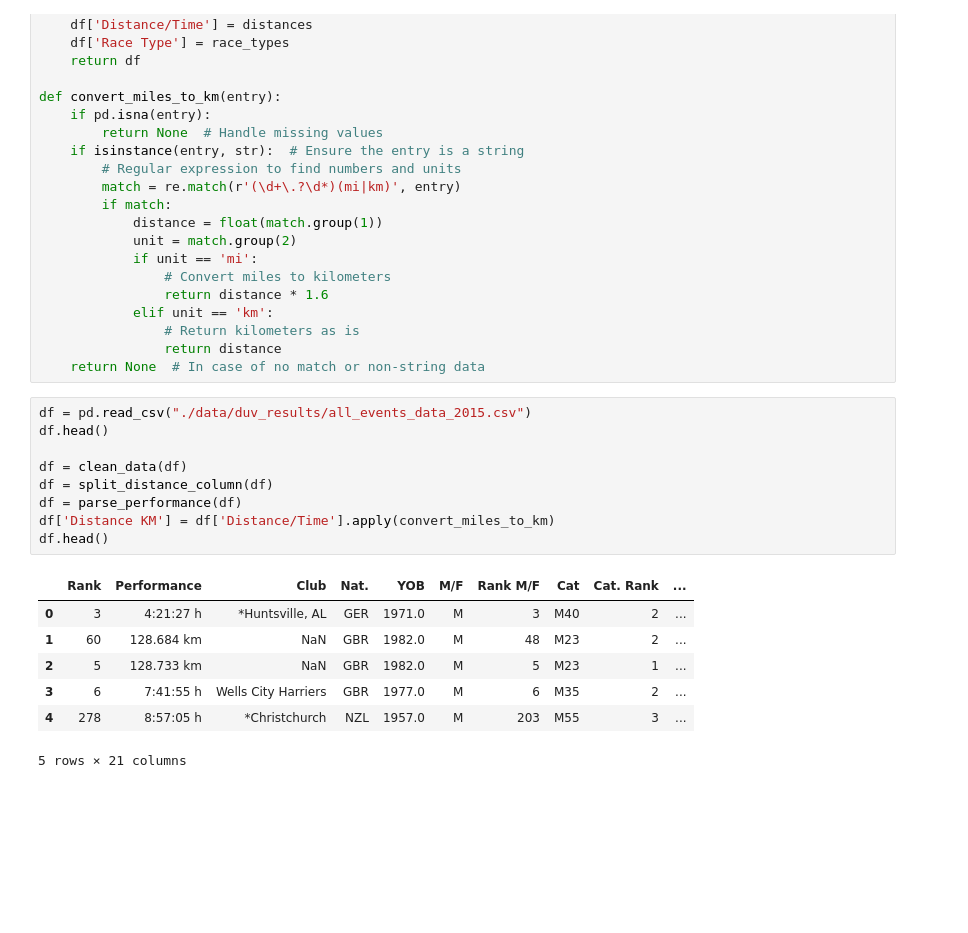
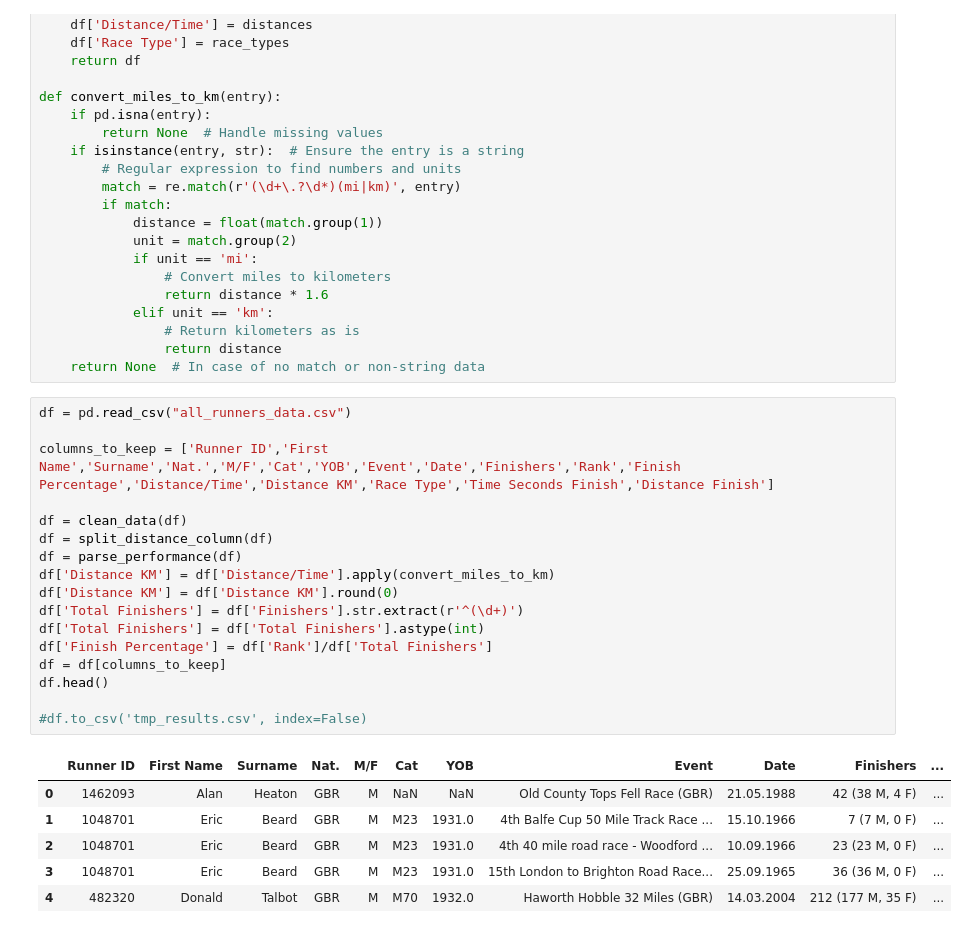
Before and after one commit to Dusoye/BobGraham, a Jupyter notebook: bobgraham.ipynb, the cells around one changed output. Drawn from its saved outputs; the diff is of its cells as text; blank space fills up the shorter version.

```diff
--- a/bobgraham.ipynb
+++ b/bobgraham.ipynb
@@ -449,23 +479,30 @@ def convert_miles_to_km(entry):
                 # Return kilometers as is
                 return distance
     return None  # In case of no match or non-string data
-# %%
-df = pd.read_csv("./data/duv_results/all_events_data_2015.csv")
-df.head()
-
-df = clean_data(df)
-df = split_distance_column(df)
-df = parse_performance(df)
-df['Distance KM'] = df['Distance/Time'].apply(convert_miles_to_km)
-df.head()
-# %% [output]
-|  | Rank | Performance | Club | Nat. | YOB | M/F | Rank M/F | Cat | Cat. Rank | ... |
-| 0 | 3 | 4:21:27 h | *Huntsville, AL | GER | 1971.0 | M | 3 | M40 | 2 | ... |
-| 1 | 60 | 128.684 km | NaN | GBR | 1982.0 | M | 48 | M23 | 2 | ... |
-| 2 | 5 | 128.733 km | NaN | GBR | 1982.0 | M | 5 | M23 | 1 | ... |
-| 3 | 6 | 7:41:55 h | Wells City Harriers | GBR | 1977.0 | M | 6 | M35 | 2 | ... |
-| 4 | 278 | 8:57:05 h | *Christchurch | NZL | 1957.0 | M | 203 | M55 | 3 | ... |
-5 rows × 21 columns
+# %%
+df = pd.read_csv("all_runners_data.csv")
+
+columns_to_keep = ['Runner ID','First Name','Surname','Nat.','M/F','Cat','YOB','Event','Date','Finishers','Rank','Finish Percentage','Distance/Time','Distance KM','Race Type','Time Seconds Finish','Distance Finish']
+
+df = clean_data(df)
+df = split_distance_column(df)
+df = parse_performance(df)
+df['Distance KM'] = df['Distance/Time'].apply(convert_miles_to_km)
+df['Distance KM'] = df['Distance KM'].round(0)
+df['Total Finishers'] = df['Finishers'].str.extract(r'^(\d+)')
+df['Total Finishers'] = df['Total Finishers'].astype(int)
+df['Finish Percentage'] = df['Rank']/df['Total Finishers']
+df = df[columns_to_keep]
+df.head()
+
+#df.to_csv('tmp_results.csv', index=False)
+# %% [output]
+|  | Runner ID | First Name | Surname | Nat. | M/F | Cat | YOB | Event | Date | Finishers | ... |
+| 0 | 1462093 | Alan | Heaton | GBR | M | NaN | NaN | Old County Tops Fell Race (GBR) | 21.05.1988 | 42 (38 M, 4 F) | ... |
+| 1 | 1048701 | Eric | Beard | GBR | M | M23 | 1931.0 | 4th Balfe Cup 50 Mile Track Race ... | 15.10.1966 | 7 (7 M, 0 F) | ... |
+| 2 | 1048701 | Eric | Beard | GBR | M | M23 | 1931.0 | 4th 40 mile road race - Woodford ... | 10.09.1966 | 23 (23 M, 0 F) | ... |
+| 3 | 1048701 | Eric | Beard | GBR | M | M23 | 1931.0 | 15th London to Brighton Road Race... | 25.09.1965 | 36 (36 M, 0 F) | ... |
+| 4 | 482320 | Donald | Talbot | GBR | M | M70 | 1932.0 | Haworth Hobble 32 Miles (GBR) | 14.03.2004 | 212 (177 M, 35 F) | ... |
 # %%
 import os
 
```
Also changed, not shown: parts of 10 cells of this notebook.
